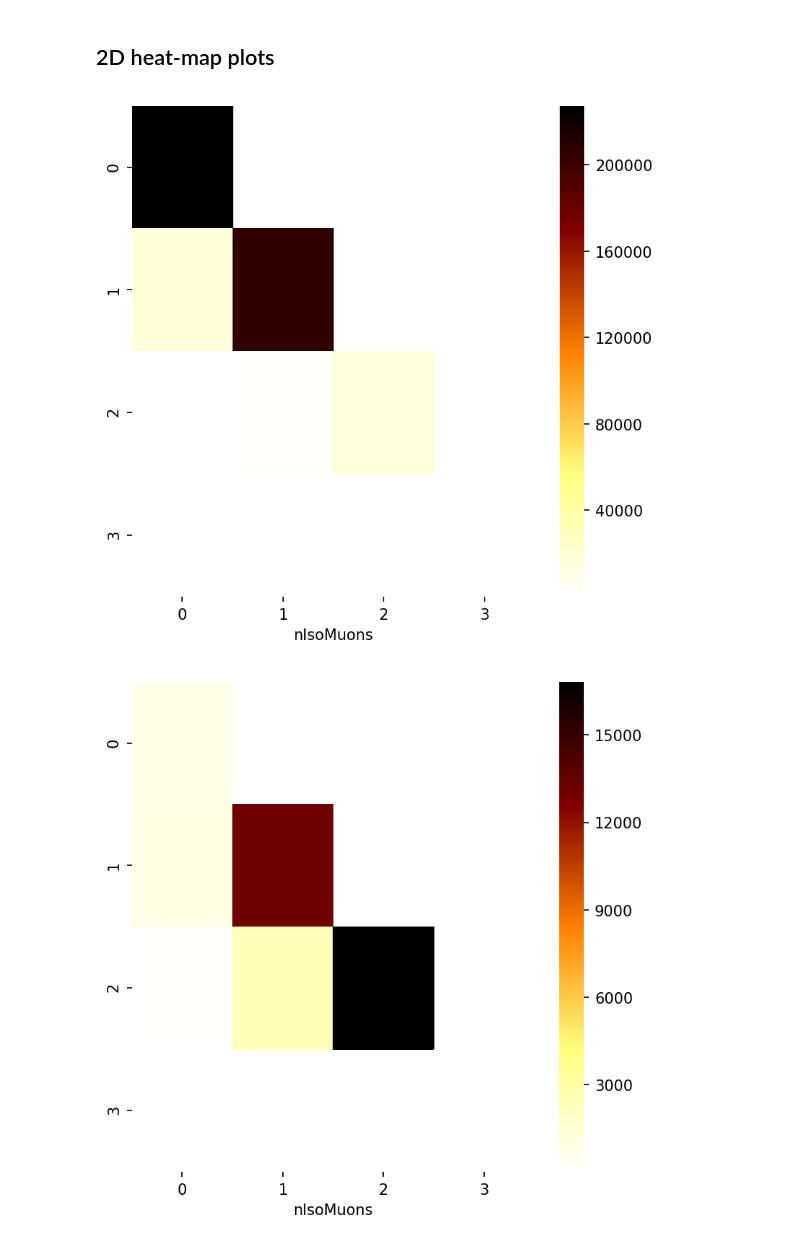
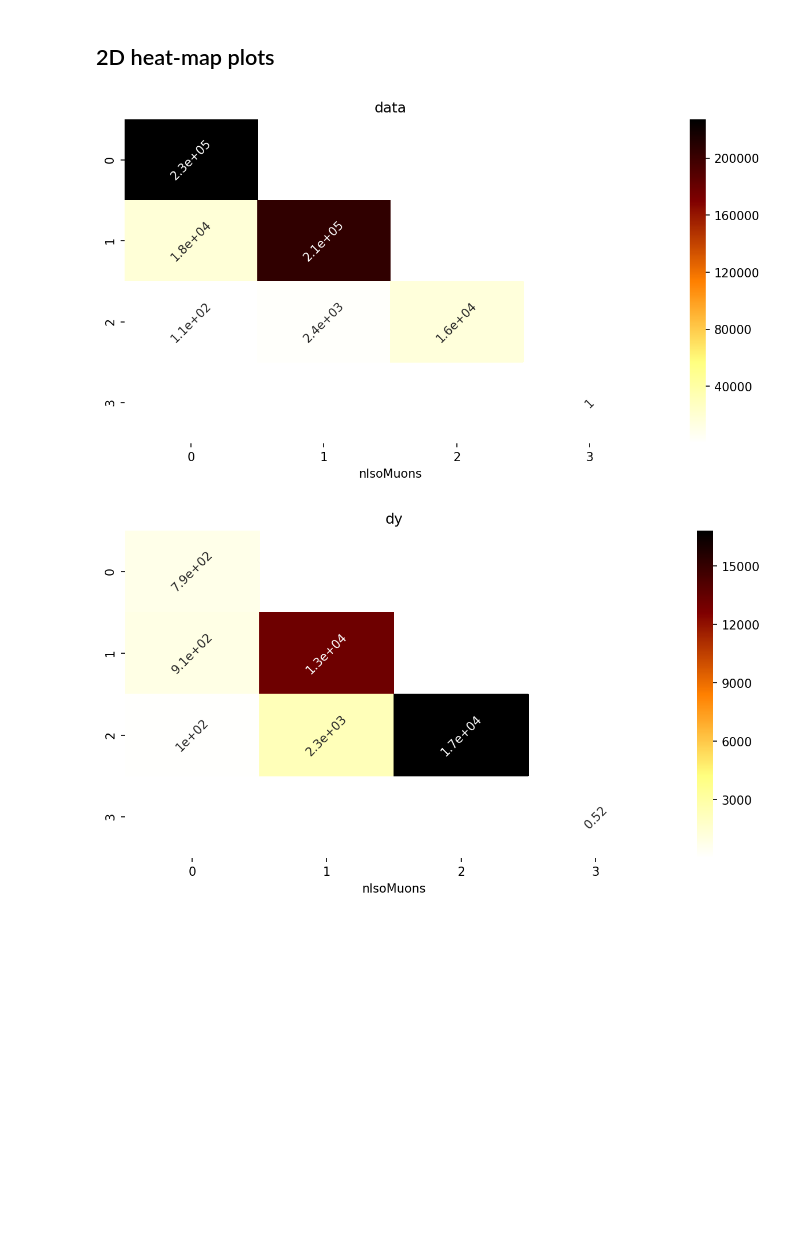
Before and after one commit to FAST-HEP/FAST_cms_public_tutorial, a Jupyter notebook: plot_results.ipynb, the cells around one changed output. Cells and saved outputs as stored; diff of their text form; code cells hidden in the pictures; blank space fills up the shorter version.

```diff
--- a/plot_results.ipynb
+++ b/plot_results.ipynb
@@ -234,16 +249,17 @@ Text(0.64,0.932,'Preliminary')
 # %%
 import seaborn as sns
 
 values = "weighted:sumw"
 y = "nMuons"
 x = "nIsoMuons"
 dataframe = muons.reset_index()
 for dataset, group in dataframe.groupby("dataset"):
     df = group.pivot(index=y, columns=x, values=values)
     df = df.reset_index(0, drop=True)
 
-    plt.figure()
-    sns.heatmap(df, cmap="afmhot_r")
+    plt.figure(figsize=(10, 5))
+    plt.title(dataset)
+    sns.heatmap(df, cmap="afmhot_r",annot=True, annot_kws={"rotation": 45})
 # %% [output]
-[figure, old version]
+[figure, new version]
-[figure, old version]
+[figure, new version]
```
Also changed, not shown: parts of 13 cells of this notebook.
